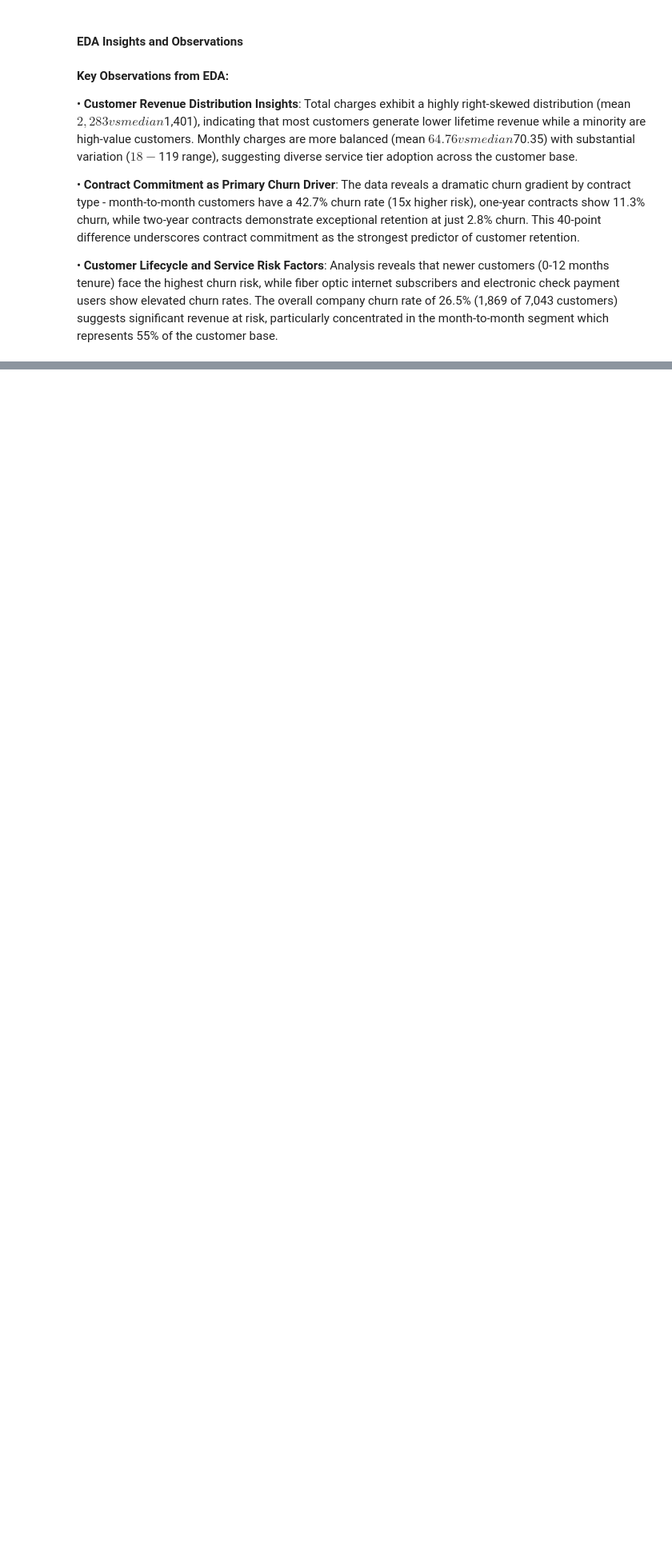
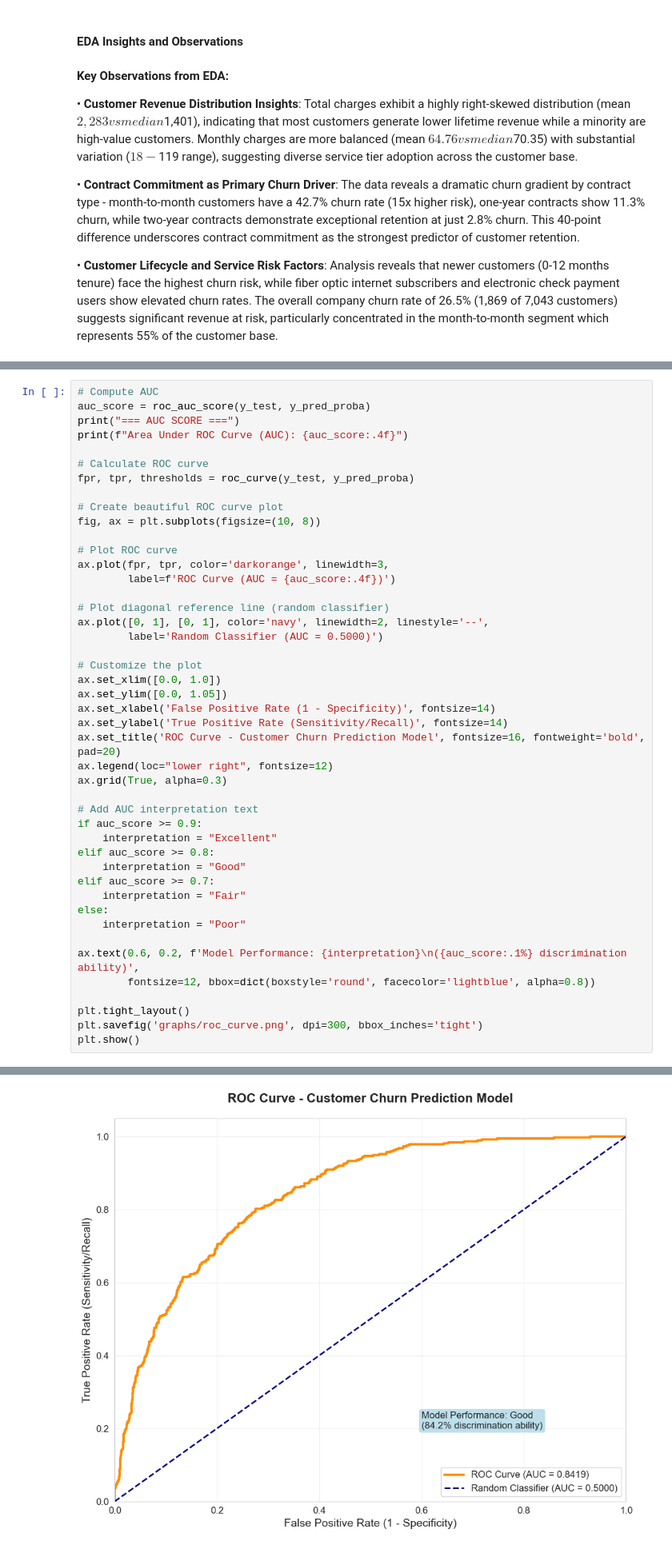
Before and after one commit to JerryYang666/cwru-buai-assignments, a Jupyter notebook: 1-churn-prediction/churn-prediction.ipynb, the cells around one changed output, grey strips where cells are left out. Shown at 80% size. Drawn from its saved outputs; the diff is of its cells as text; blank space fills up the shorter version.

```diff
--- a/1-churn-prediction/churn-prediction.ipynb
+++ b/1-churn-prediction/churn-prediction.ipynb
@@ -323,0 +601,46 @@ Two year        97.2   2.8
+# %%
+# Compute AUC
+auc_score = roc_auc_score(y_test, y_pred_proba)
+print("=== AUC SCORE ===")
+print(f"Area Under ROC Curve (AUC): {auc_score:.4f}")
+
+# Calculate ROC curve
+fpr, tpr, thresholds = roc_curve(y_test, y_pred_proba)
+
+# Create beautiful ROC curve plot
+fig, ax = plt.subplots(figsize=(10, 8))
+
+# Plot ROC curve
+ax.plot(fpr, tpr, color='darkorange', linewidth=3,
+        label=f'ROC Curve (AUC = {auc_score:.4f})')
+
+# Plot diagonal reference line (random classifier)
+ax.plot([0, 1], [0, 1], color='navy', linewidth=2, linestyle='--',
+        label='Random Classifier (AUC = 0.5000)')
+
+# Customize the plot
+ax.set_xlim([0.0, 1.0])
+ax.set_ylim([0.0, 1.05])
+ax.set_xlabel('False Positive Rate (1 - Specificity)', fontsize=14)
+ax.set_ylabel('True Positive Rate (Sensitivity/Recall)', fontsize=14)
+ax.set_title('ROC Curve - Customer Churn Prediction Model', fontsize=16, fontweight='bold', pad=20)
+ax.legend(loc="lower right", fontsize=12)
+ax.grid(True, alpha=0.3)
+
+# Add AUC interpretation text
+if auc_score >= 0.9:
+    interpretation = "Excellent"
+elif auc_score >= 0.8:
+    interpretation = "Good"
+elif auc_score >= 0.7:
+    interpretation = "Fair"
+else:
+    interpretation = "Poor"
+
+ax.text(0.6, 0.2, f'Model Performance: {interpretation}\n({auc_score:.1%} discrimination ability)',
+        fontsize=12, bbox=dict(boxstyle='round', facecolor='lightblue', alpha=0.8))
+
+plt.tight_layout()
+plt.savefig('graphs/roc_curve.png', dpi=300, bbox_inches='tight')
+plt.show()
+# %% [output]
@@ -323,0 +649 @@ Two year        97.2   2.8
+[figure, added]
```
Also changed, not shown: parts of 23 cells of this notebook, 3 other files.
